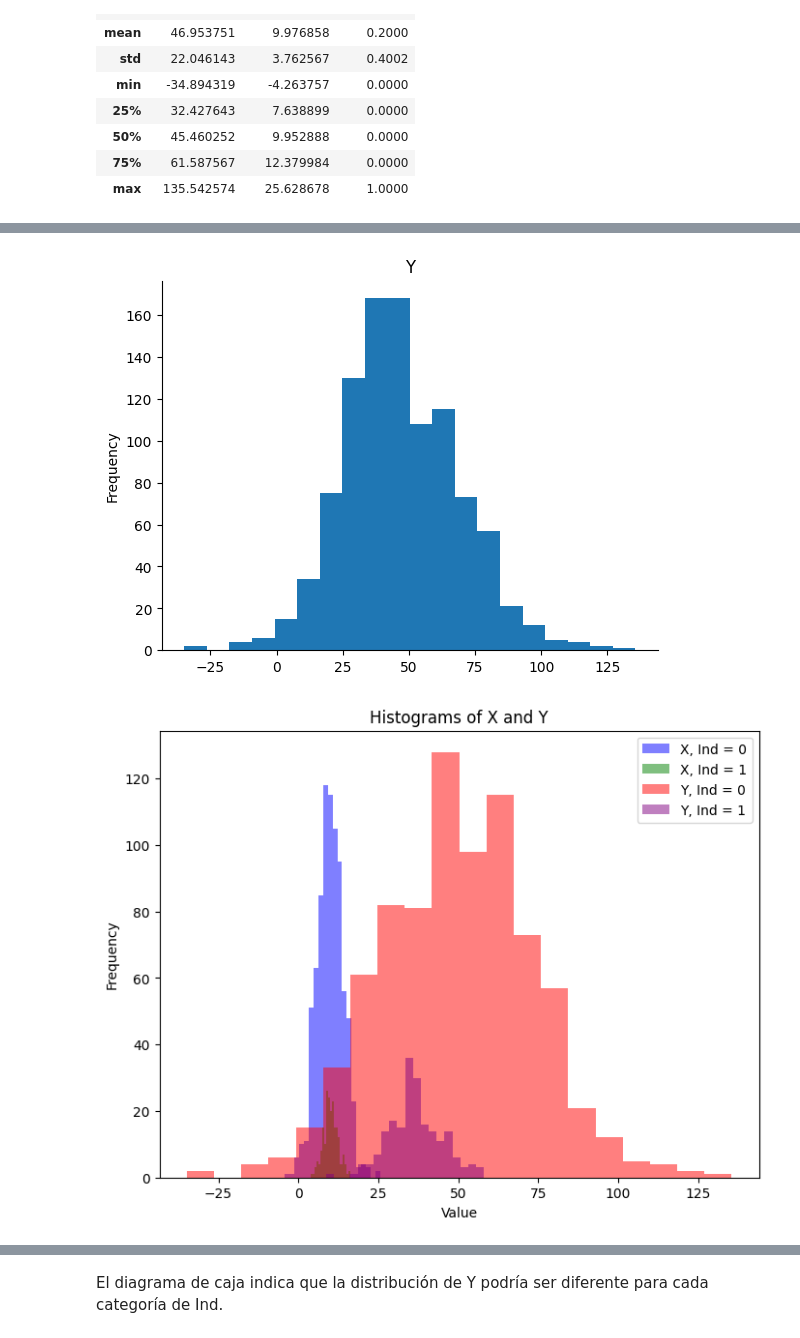
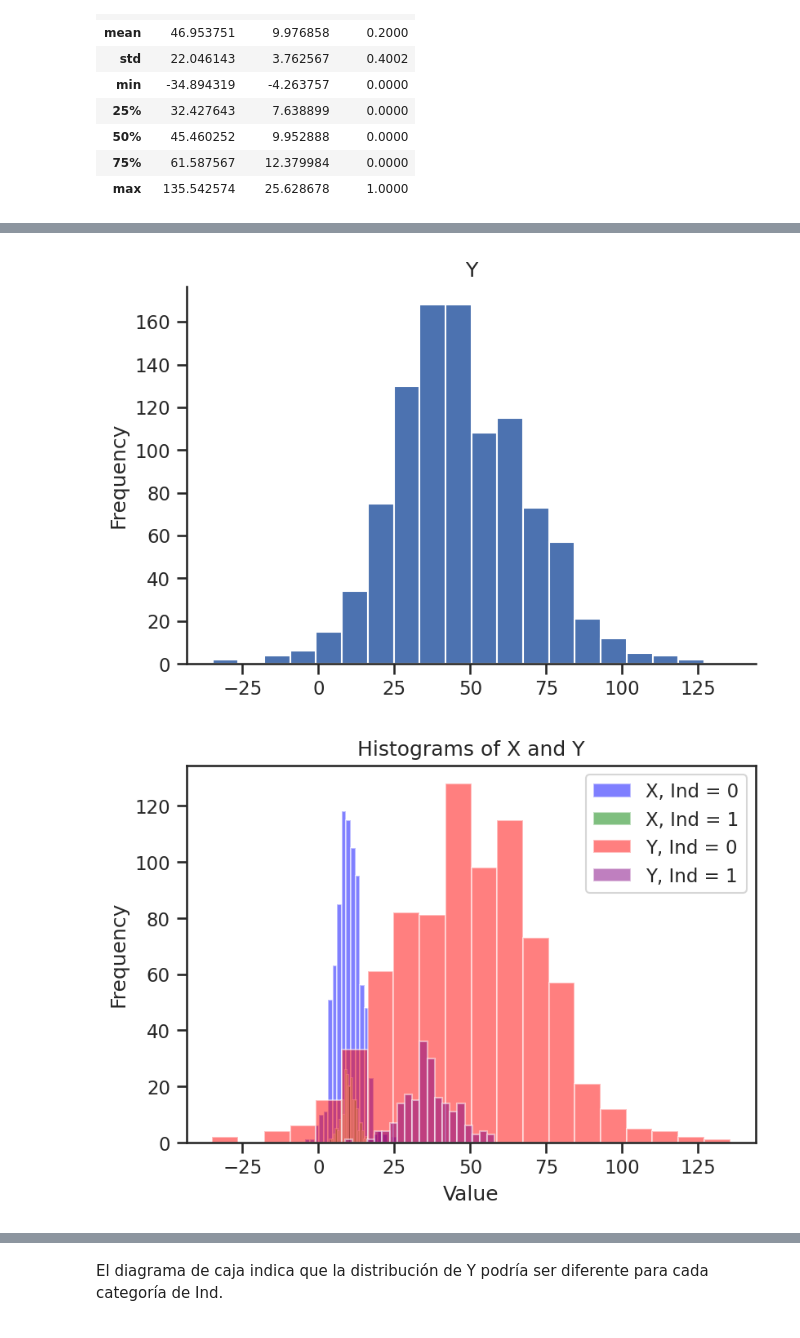
Before and after one commit to cam2149/MachinelearningI, a Jupyter notebook: Examen1.ipynb, the cells around one changed output, grey strips where cells are left out. Cells and saved outputs as stored; diff of their text form; code cells hidden in the pictures.

```diff
--- a/Examen1.ipynb
+++ b/Examen1.ipynb
@@ -40,6 +40,10 @@ import matplotlib.pyplot as plt
 import pandas as pd
 import numpy as np
 import seaborn as sns
+
+sns.set(style="ticks", color_codes=True)
+plt.rcParams['figure.figsize'] = (6,4)
+plt.rcParams['figure.dpi'] = 150
 # %%
 url = 'https://github.com/cam2149/MachinelearningI/raw/85795f6469ebde1f693b7cb6c893c10135408974/data_exam1.xlsx'
 
@@ -104,22 +107,22 @@ from matplotlib import pyplot as plt
 df['Y'].plot(kind='hist', bins=20, title='Y')
 plt.gca().spines[['top', 'right',]].set_visible(False)
 # %% [output]
-[figure, old version]
+[figure, new version]
 # %%
 # @title Histograms of X and Y
 
 import matplotlib.pyplot as plt
 
-plt.figure(figsize=(8, 6))
+
 plt.hist(df[df['Ind'] == 0]['X'], bins=20, alpha=0.5, label='X, Ind = 0', color='blue')
 plt.hist(df[df['Ind'] == 1]['X'], bins=20, alpha=0.5, label='X, Ind = 1', color='green')
 plt.hist(df[df['Ind'] == 0]['Y'], bins=20, alpha=0.5, label='Y, Ind = 0', color='red')
 plt.hist(df[df['Ind'] == 1]['Y'], bins=20, alpha=0.5, label='Y, Ind = 1', color='purple')
 plt.xlabel('Value')
 plt.ylabel('Frequency')
 plt.title('Histograms of X and Y')
 _ = plt.legend()
 # %% [output]
-[figure, old version]
+[figure, new version]
 # %%
 # @title Distribución de 'Y' por cada categoría de Ind
```
Also changed, not shown: parts of 40 cells of this notebook.
